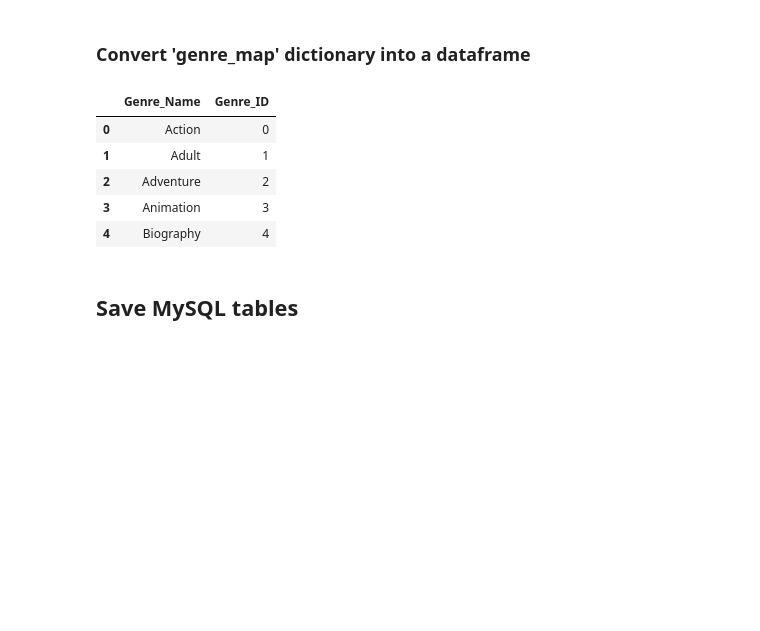
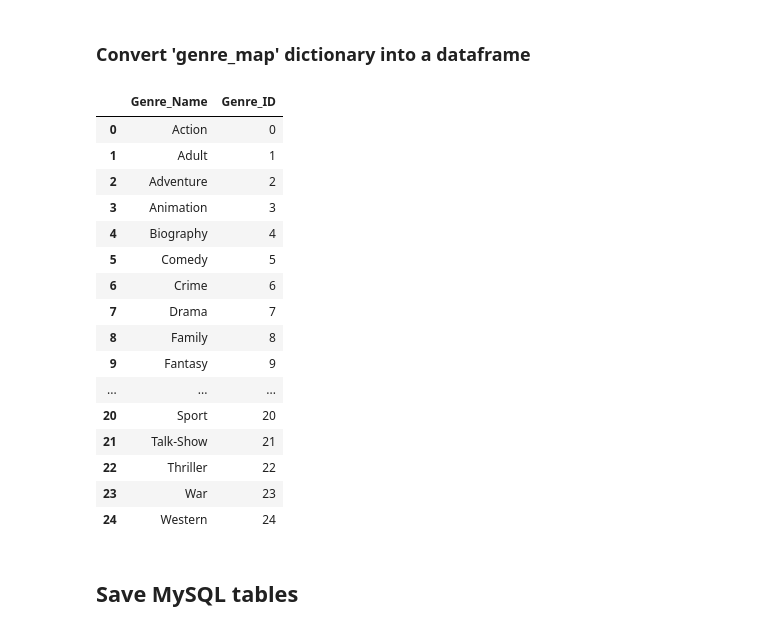
Before and after one commit to whitefreeze/IMDB-What_Makes_Successful_Movies, a Jupyter notebook: What_Makes_Successful_Movies-Database.ipynb, the cells around one changed output. Drawn from its saved outputs; the diff is of its cells as text; code cells hidden in the pictures; blank space fills up the shorter version.

```diff
--- a/What_Makes_Successful_Movies-Database.ipynb
+++ b/What_Makes_Successful_Movies-Database.ipynb
@@ -19,6 +19,12 @@ import pandas as pd
 # Additional Imports
 import json#, time, os
 
+# Permanently changes the pandas settings
+#pd.set_option('display.max_rows', None)
+pd.set_option('display.max_columns', None)
+#pd.set_option('display.width', None)
+#pd.set_option('display.max_colwidth', None)
+
 # SQLalchemy
 from sqlalchemy.types import *
 from sqlalchemy import create_engine
@@ -65,3 +69,7 @@ basics.head(2)
 |  | tconst | titleType | primaryTitle | originalTitle | isAdult | startYear | endYear | runtimeMinutes | genres |
 | 0 | tt0035423 | movie | Kate & Leopold | Kate & Leopold | 0 | 2001 | NaN | 118 | Comedy,Fantasy,Romance |
 | 1 | tt0043139 | movie | Life of a Beijing Policeman | Wo zhe yi bei zi | 0 | 2013 | NaN | 120 | Drama,History |
+# %%
+# Drop columns that stakeholders are not wanting included
+basics = basics[['tconst', 'primaryTitle', 'startYear', 'endYear', 'runtimeMinutes', 'genres']]
+basics.head(2)
@@ -170,15 +275,26 @@ title_genres.head(2)
 # %%
 # Manually make dataframe with named columns from .keyd and .values
 genre_lookup = pd.DataFrame({'Genre_Name': genre_map.keys(),
                              'Genre_ID': genre_map.values()})
-genre_lookup.head()
+genre_lookup
 # %% [output]
 |  | Genre_Name | Genre_ID |
 | 0 | Action | 0 |
 | 1 | Adult | 1 |
 | 2 | Adventure | 2 |
 | 3 | Animation | 3 |
 | 4 | Biography | 4 |
+| 5 | Comedy | 5 |
+| 6 | Crime | 6 |
+| 7 | Drama | 7 |
+| 8 | Family | 8 |
+| 9 | Fantasy | 9 |
+| ... | ... | ... |
+| 20 | Sport | 20 |
+| 21 | Talk-Show | 21 |
+| 22 | Thriller | 22 |
+| 23 | War | 23 |
+| 24 | Western | 24 |
 # %% [markdown]
 ## Save MySQL tables
 # %% [markdown]
```
Also changed, not shown: parts of 15 cells of this notebook.
